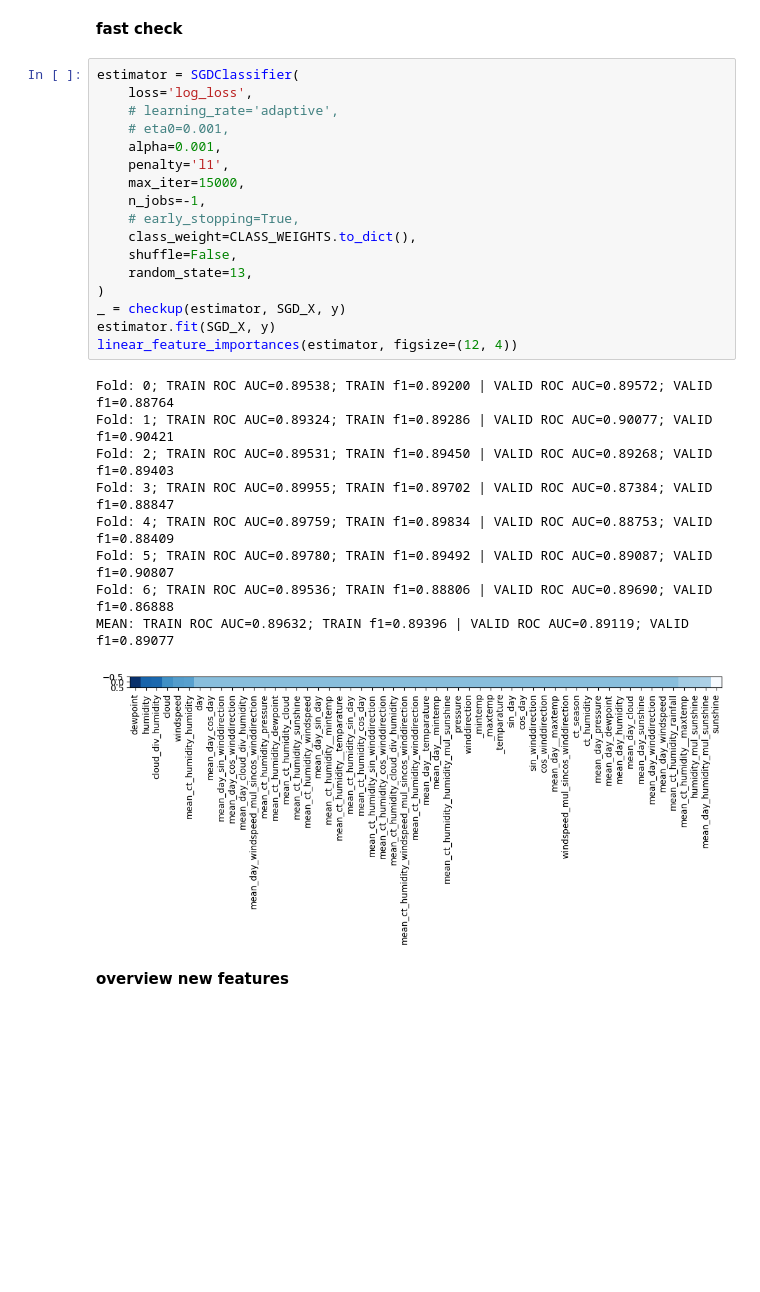
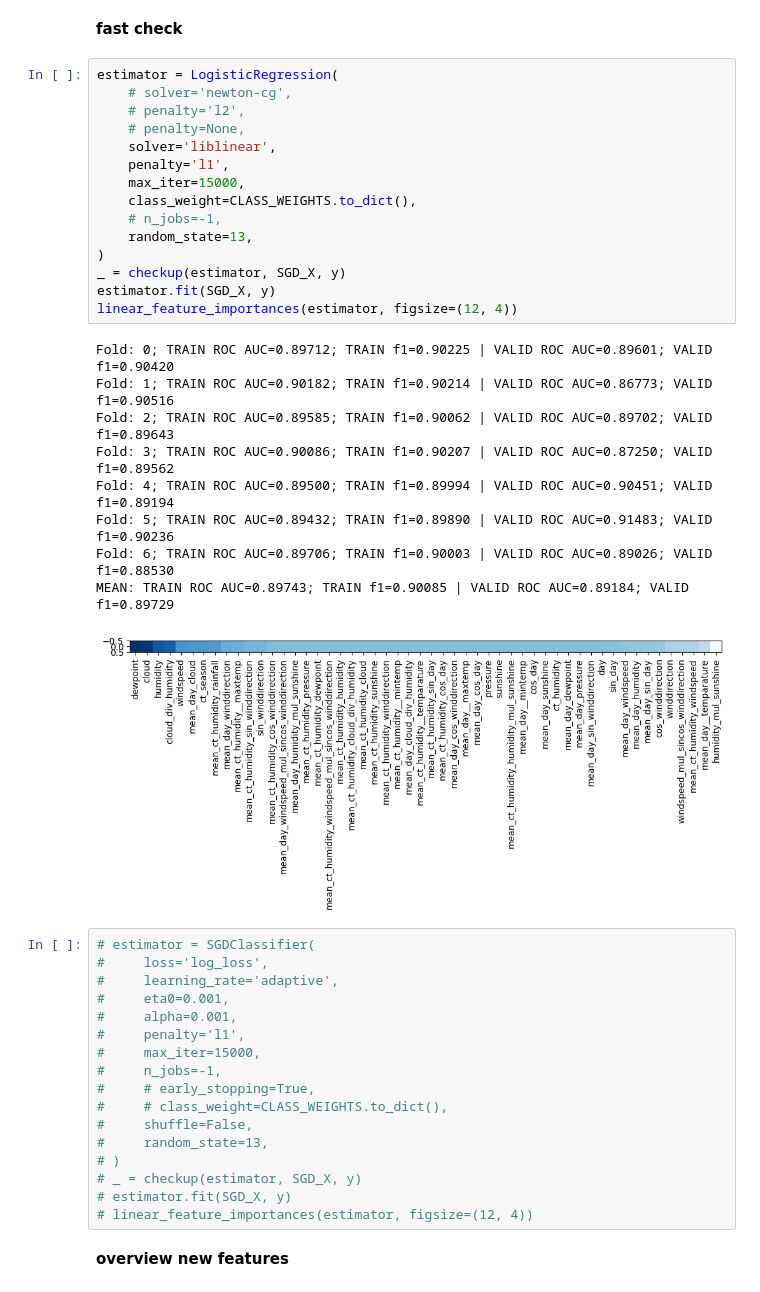
Before and after one commit to j2cry/playground, a Jupyter notebook: S5E3/research.ipynb, the cells around one changed output. Cells and saved outputs as stored; diff of their text form; blank space fills up the shorter version.

```diff
--- a/S5E3/research.ipynb
+++ b/S5E3/research.ipynb
@@ -234,33 +247,48 @@ SGD_X
 # plt.show()
 # %% [markdown]
 __fast check__
+# %%
+estimator = LogisticRegression(
+    # solver='newton-cg',
+    # penalty='l2',
+    # penalty=None,
+    solver='liblinear',
+    penalty='l1',
+    max_iter=15000,
+    class_weight=CLASS_WEIGHTS.to_dict(),
+    # n_jobs=-1,
+    random_state=13,
+)
+_ = checkup(estimator, SGD_X, y)
+estimator.fit(SGD_X, y)
+linear_feature_importances(estimator, figsize=(12, 4))
+# %% [output]
+Fold: 0; TRAIN ROC AUC=0.89712; TRAIN f1=0.90225 | VALID ROC AUC=0.89601; VALID f1=0.90420
+Fold: 1; TRAIN ROC AUC=0.90182; TRAIN f1=0.90214 | VALID ROC AUC=0.86773; VALID f1=0.90516
+Fold: 2; TRAIN ROC AUC=0.89585; TRAIN f1=0.90062 | VALID ROC AUC=0.89702; VALID f1=0.89643
+Fold: 3; TRAIN ROC AUC=0.90086; TRAIN f1=0.90207 | VALID ROC AUC=0.87250; VALID f1=0.89562
+Fold: 4; TRAIN ROC AUC=0.89500; TRAIN f1=0.89994 | VALID ROC AUC=0.90451; VALID f1=0.89194
+Fold: 5; TRAIN ROC AUC=0.89432; TRAIN f1=0.89890 | VALID ROC AUC=0.91483; VALID f1=0.90236
+Fold: 6; TRAIN ROC AUC=0.89706; TRAIN f1=0.90003 | VALID ROC AUC=0.89026; VALID f1=0.88530
+MEAN: TRAIN ROC AUC=0.89743; TRAIN f1=0.90085 | VALID ROC AUC=0.89184; VALID f1=0.89729
+[figure, added]
 # %%
-estimator = SGDClassifier(
-    loss='log_loss',
-    # learning_rate='adaptive',
-    # eta0=0.001,
-    alpha=0.001,
-    penalty='l1',
-    max_iter=15000,
-    n_jobs=-1,
-    # early_stopping=True,
-    class_weight=CLASS_WEIGHTS.to_dict(),
-    shuffle=False,
-    random_state=13,
-)
-_ = checkup(estimator, SGD_X, y)
-estimator.fit(SGD_X, y)
-linear_feature_importances(estimator, figsize=(12, 4))
+# estimator = SGDClassifier(
+#     loss='log_loss',
+#     learning_rate='adaptive',
+#     eta0=0.001,
+#     alpha=0.001,
+#     penalty='l1',
+#     max_iter=15000,
+#     n_jobs=-1,
+#     # early_stopping=True,
+#     # class_weight=CLASS_WEIGHTS.to_dict(),
+#     shuffle=False,
+#     random_state=13,
+# )
+# _ = checkup(estimator, SGD_X, y)
+# estimator.fit(SGD_X, y)
+# linear_feature_importances(estimator, figsize=(12, 4))
-# %% [output]
-Fold: 0; TRAIN ROC AUC=0.89538; TRAIN f1=0.89200 | VALID ROC AUC=0.89572; VALID f1=0.88764
-Fold: 1; TRAIN ROC AUC=0.89324; TRAIN f1=0.89286 | VALID ROC AUC=0.90077; VALID f1=0.90421
-Fold: 2; TRAIN ROC AUC=0.89531; TRAIN f1=0.89450 | VALID ROC AUC=0.89268; VALID f1=0.89403
-Fold: 3; TRAIN ROC AUC=0.89955; TRAIN f1=0.89702 | VALID ROC AUC=0.87384; VALID f1=0.88847
-Fold: 4; TRAIN ROC AUC=0.89759; TRAIN f1=0.89834 | VALID ROC AUC=0.88753; VALID f1=0.88409
-Fold: 5; TRAIN ROC AUC=0.89780; TRAIN f1=0.89492 | VALID ROC AUC=0.89087; VALID f1=0.90807
-Fold: 6; TRAIN ROC AUC=0.89536; TRAIN f1=0.88806 | VALID ROC AUC=0.89690; VALID f1=0.86888
-MEAN: TRAIN ROC AUC=0.89632; TRAIN f1=0.89396 | VALID ROC AUC=0.89119; VALID f1=0.89077
-[figure, removed]
 # %% [markdown]
 __overview new features__
 # %%
```
Also changed, not shown: parts of 11 cells of this notebook, 1 other file.
